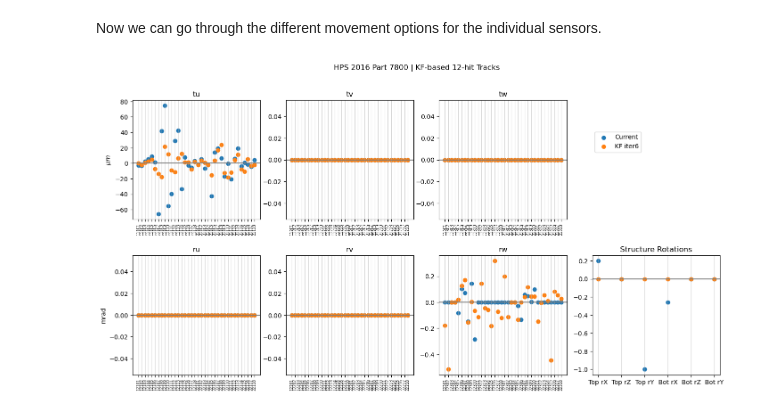
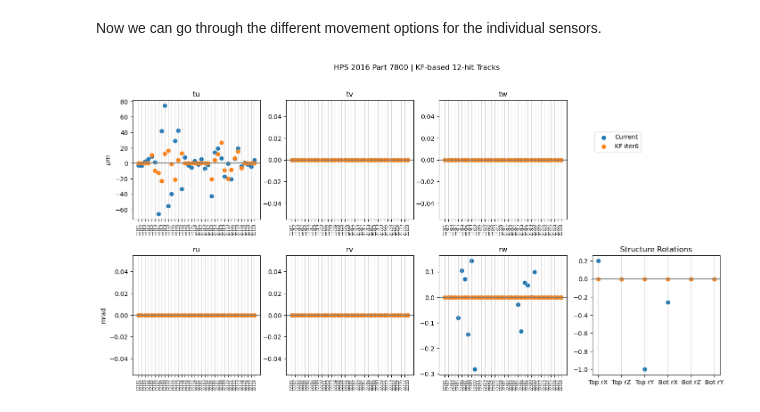
Before and after one commit to tomeichlersmith/hps, a Jupyter notebook: 2016-align/db-vs-compact.ipynb, the cells around one changed output. Cells and saved outputs as stored; diff of their text form; code cells hidden in the pictures.

```diff
--- a/2016-align/db-vs-compact.ipynb
+++ b/2016-align/db-vs-compact.ipynb
@@ -19,7 +20,7 @@ mapping = Parameter.parse_map_file(Path(os.getcwd()).parent / 'alignment' / 'hps
 Load the table of alignment constants into memory and join them along the parameter IDs. We then deduce common categories from the parameter ID and then convert the parameter ID to a string for later plotting.
 # %%
 st = pd.read_csv('HPS-PhysicsRun2016-Pass2-align-constants.csv')
-kf = pd.read_csv('HPS-PhysicsRun2016-KF-iter6-align-constants.csv')
+kf = pd.read_csv('HPS-PhysicsRun2016-KF-FEEPass-iter3-local.csv')
 for df in [st, kf] :
     df['value'] = df.value.apply(pd.eval)
 
@@ -63,32 +64,32 @@ for tr, i_tr in [('t',1),('r',2)] :
             if i_tr == 1 :
                 ax.set_ylabel('$\mu m$')
             elif i_tr == 2 :
                 ax.set_ylabel('mrad')
 
 axes[0][-1].axis('off')
 
 structure_labeling = {
     13100 : 'Top rX',
     13200 : 'Top rZ',
     13300 : 'Top rY',
     23100 : 'Bot rX',
     23200 : 'Bot rZ',
     23300 : 'Bot rY'
 }
 
-for trk, name in [('st','Current'),('kf','KF iter6')] :
+for trk, name in [('st','Current'),('kf','KF FEEPass iter3')] :
     axes[1][-1].scatter(comp[~comp.individual].parameter.apply(lambda p : structure_labeling[p]),
                 comp[~comp.individual][f'value_{trk}']*1000)
 axes[1][-1].axhline(0., color='gray')
 axes[1][-1].grid(axis='x', alpha=0.5)
 axes[1][-1].set_title('Structure Rotations')
 
 fig.legend(
     loc='upper right',
     bbox_to_anchor=(0.8,0.8)
 )
 fig.suptitle('HPS 2016 Part 7800 | KF-based 12-hit Tracks')
 fig.savefig('st-vs-kf-constants.pdf')
 plt.show()
 # %% [output]
-[figure, old version]
+[figure, new version]
```
Also changed, not shown: parts of 5 cells of this notebook.
